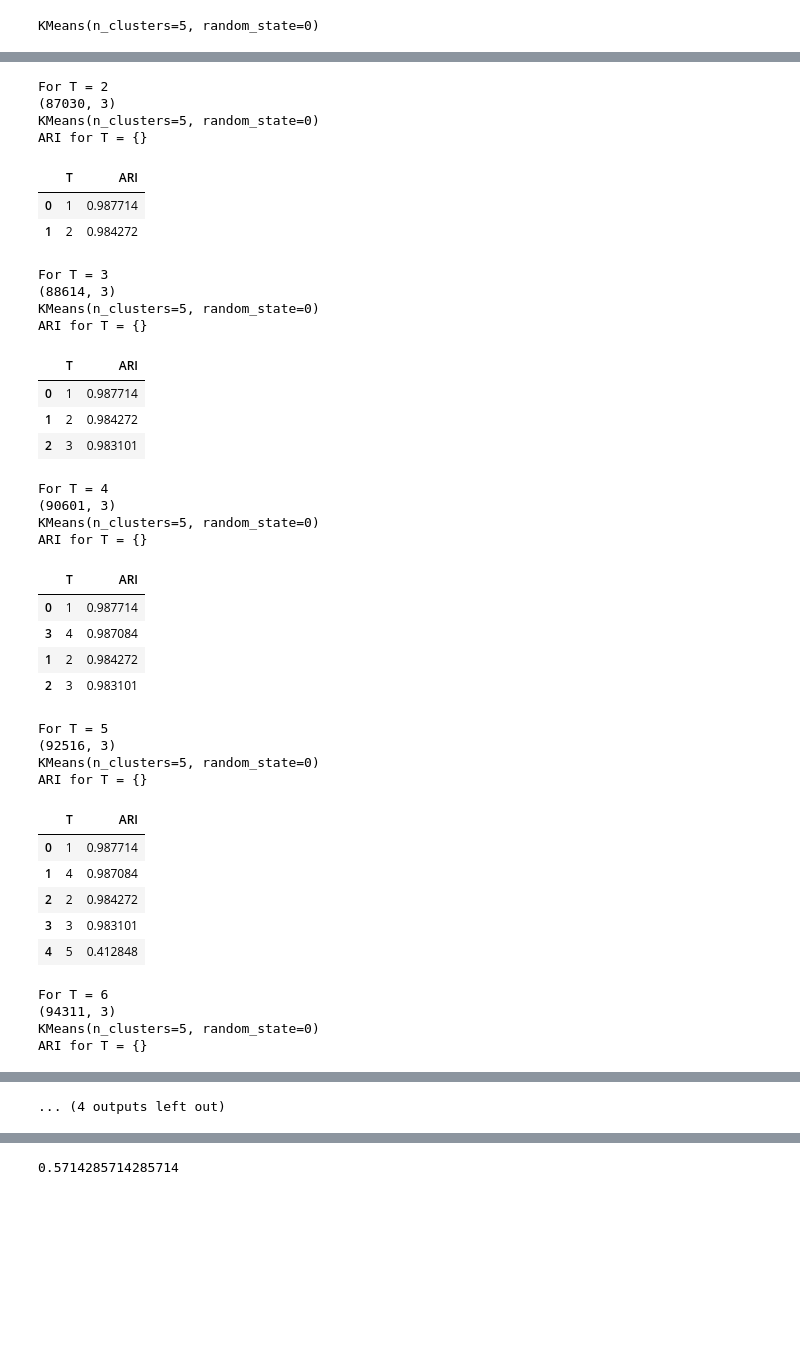
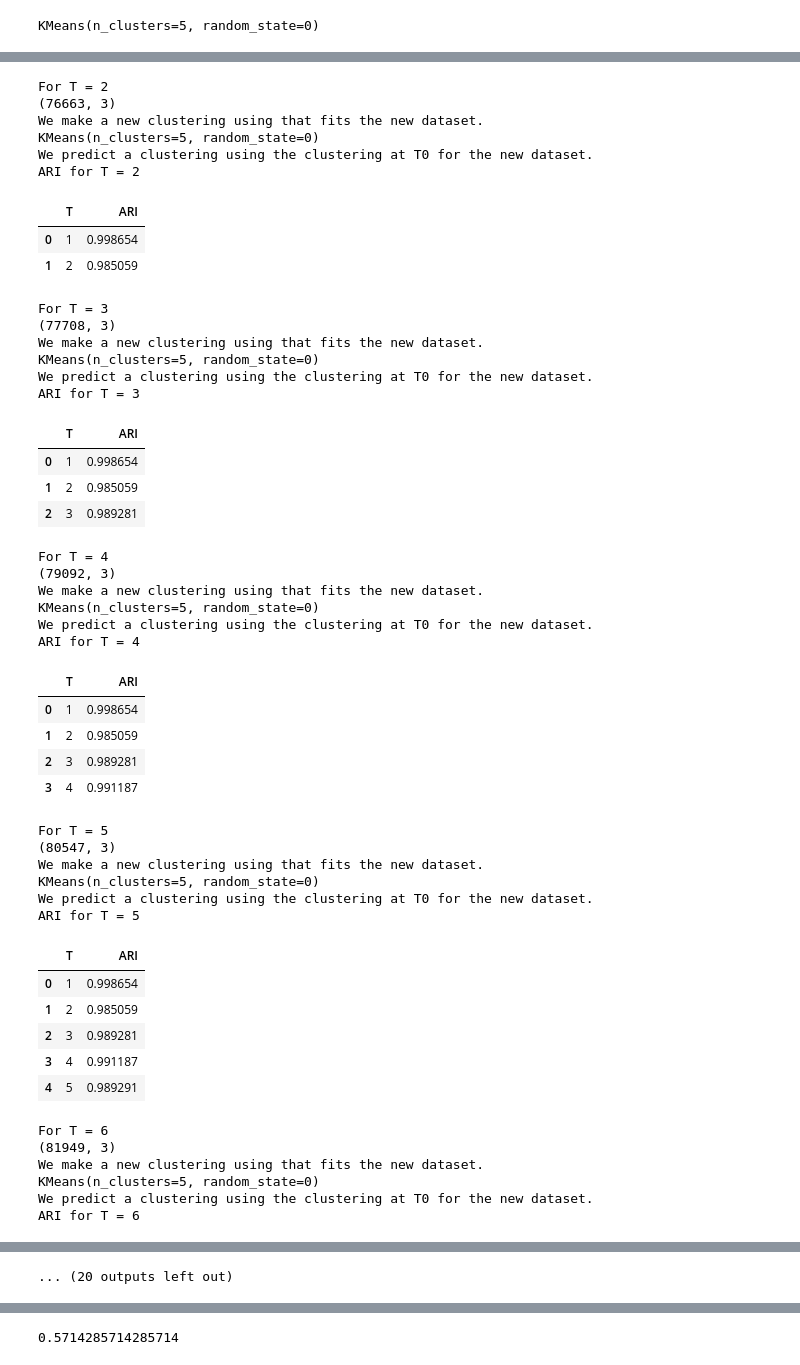
Before and after one commit to oumeima-elgharbi/P5_Data_Science_OpenClassrooms, a Jupyter notebook: P5_03_simulation.ipynb, the cells around one changed output, grey strips where cells are left out. Saved outputs shown, nothing was run; the diff lists cells and outputs as text; code cells hidden in the pictures; blank space fills up the shorter version.

```diff
--- a/P5_03_simulation.ipynb
+++ b/P5_03_simulation.ipynb
@@ -350,6 +390,6 @@ plt.axis('tight')
 ### Simulation 2 : we take a period closer to the max purchase order date
 # %%
 #T = 10 == un mois avant
-nb_periods = 8 # deux mois avant
-n_days = 7
+nb_periods_exp_2 = 16 # quatre mois avant
+nb_days_exp_2 = 7
 # %%
@@ -389,6 +429,6 @@ kmeans_cls_T0_exp_2.fit(X_std_T0_exp_2)
 KMeans(n_clusters=5, random_state=0)
 # %%
 simulation_results_exp_2 = pd.DataFrame({})
-simulation_results_exp_2 = run_simulation(nb_periods=8, kmeans_cls_T0=kmeans_cls_T0_exp_2, results=simulation_results_exp_2, experiment_nb=2)
+simulation_results_exp_2 = run_simulation(nb_periods=nb_periods_exp_2, kmeans_cls_T0=kmeans_cls_T0_exp_2, results=simulation_results_exp_2, experiment_nb=2)
 # %% [output]
 For T = 1
@@ -400,39 +442,49 @@ ARI for T = {}
 For T = 2
-(87030, 3)
+(76663, 3)
+We make a new clustering using that fits the new dataset.
 KMeans(n_clusters=5, random_state=0)
-ARI for T = {}
+We predict a clustering using the clustering at T0 for the new dataset.
+ARI for T = 2
 |  | T | ARI |
-| 0 | 1 | 0.987714 |
-| 1 | 2 | 0.984272 |
+| 0 | 1 | 0.998654 |
+| 1 | 2 | 0.985059 |
 For T = 3
-(88614, 3)
+(77708, 3)
+We make a new clustering using that fits the new dataset.
 KMeans(n_clusters=5, random_state=0)
-ARI for T = {}
+We predict a clustering using the clustering at T0 for the new dataset.
+ARI for T = 3
 |  | T | ARI |
-| 0 | 1 | 0.987714 |
-| 1 | 2 | 0.984272 |
-| 2 | 3 | 0.983101 |
+| 0 | 1 | 0.998654 |
+| 1 | 2 | 0.985059 |
+| 2 | 3 | 0.989281 |
 For T = 4
-(90601, 3)
+(79092, 3)
+We make a new clustering using that fits the new dataset.
 KMeans(n_clusters=5, random_state=0)
-ARI for T = {}
+We predict a clustering using the clustering at T0 for the new dataset.
+ARI for T = 4
 |  | T | ARI |
-| 0 | 1 | 0.987714 |
-| 3 | 4 | 0.987084 |
-| 1 | 2 | 0.984272 |
-| 2 | 3 | 0.983101 |
+| 0 | 1 | 0.998654 |
+| 1 | 2 | 0.985059 |
+| 2 | 3 | 0.989281 |
+| 3 | 4 | 0.991187 |
 For T = 5
-(92516, 3)
+(80547, 3)
+We make a new clustering using that fits the new dataset.
 KMeans(n_clusters=5, random_state=0)
-ARI for T = {}
+We predict a clustering using the clustering at T0 for the new dataset.
+ARI for T = 5
 |  | T | ARI |
-| 0 | 1 | 0.987714 |
-| 1 | 4 | 0.987084 |
-| 2 | 2 | 0.984272 |
-| 3 | 3 | 0.983101 |
-| 4 | 5 | 0.412848 |
+| 0 | 1 | 0.998654 |
+| 1 | 2 | 0.985059 |
+| 2 | 3 | 0.989281 |
+| 3 | 4 | 0.991187 |
+| 4 | 5 | 0.989291 |
 For T = 6
-(94311, 3)
+(81949, 3)
+We make a new clustering using that fits the new dataset.
 KMeans(n_clusters=5, random_state=0)
-ARI for T = {}
+We predict a clustering using the clustering at T0 for the new dataset.
+ARI for T = 6
 |  | T | ARI |
@@ -445,4 +497,4 @@ ARI for T = {}
-... (4 outputs left out)
+... (20 outputs left out)
 # %%
 sns.lineplot(data=simulation_results_exp_2, x="T", y="ARI")
 # specifying horizontal line type
```
Also changed, not shown: parts of 18 cells of this notebook, 4 other files.
